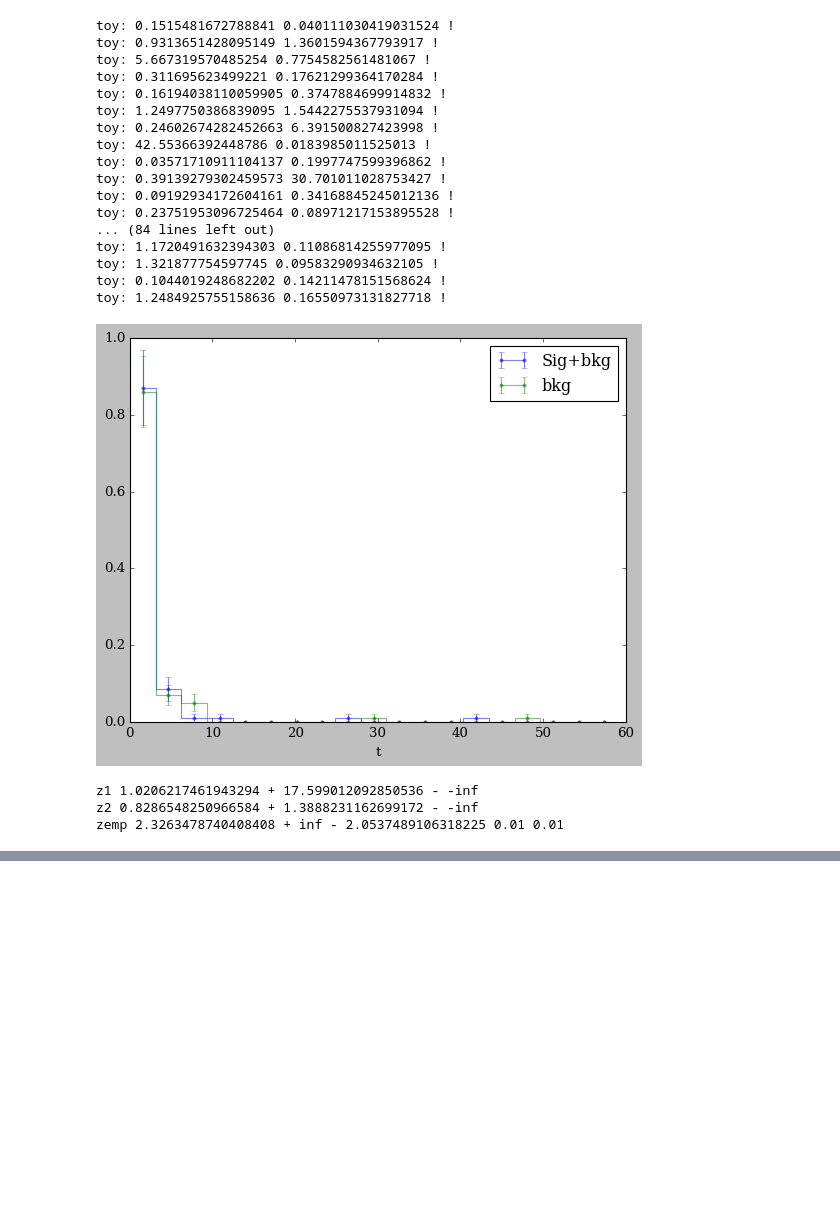
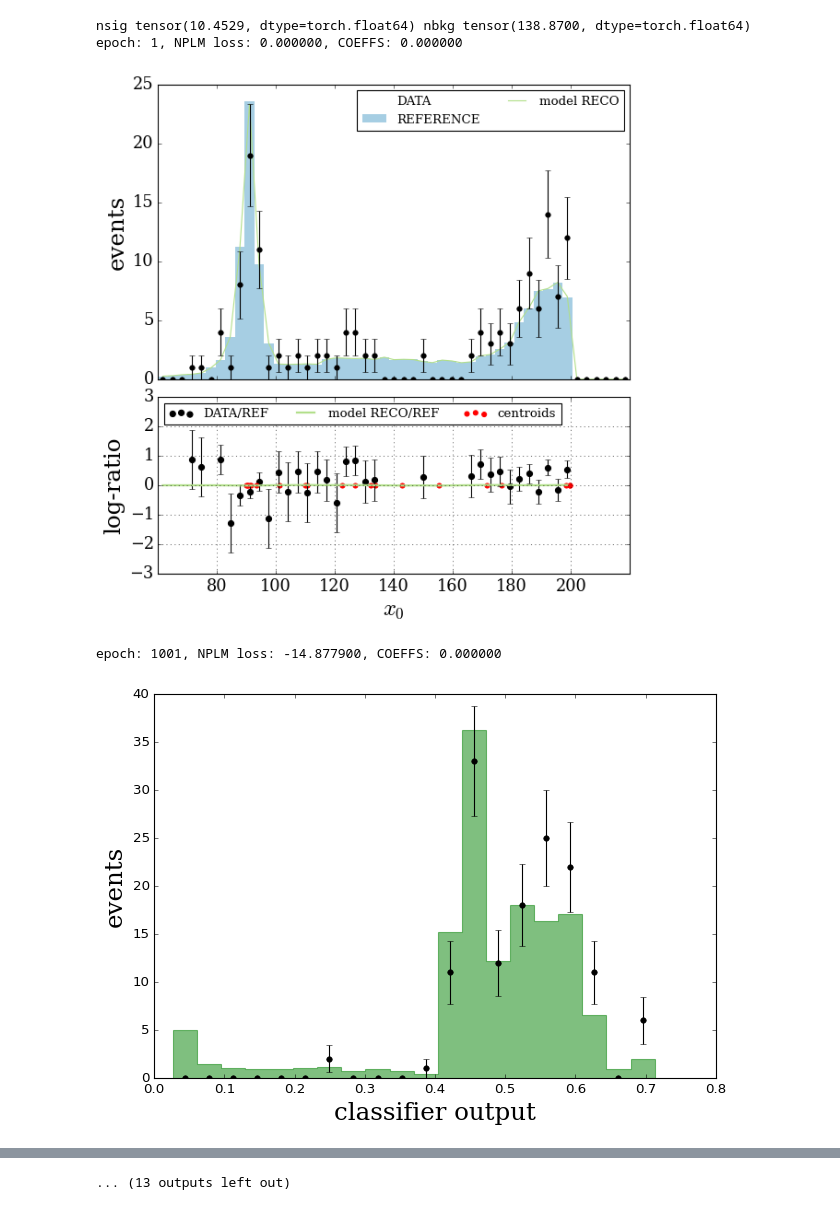
Before and after one commit to SamBT/phlab-neurips25, a Jupyter notebook: experiments/higgs/Higgs_NPLM_basic.ipynb, the cells around one changed output, grey strips where cells are left out. Cells and saved outputs as stored; diff of their text form; code cells hidden in the pictures; blank space fills up the shorter version.

```diff
--- a/experiments/higgs/Higgs_NPLM_basic.ipynb
+++ b/experiments/higgs/Higgs_NPLM_basic.ipynb
@@ -107,7 +107,7 @@ def select_higgs_candidates(df):
         ossf_pairs = find_ossf_pairs(row)
 
         # Require ≥2 OSSF pairs
-        if len(ossf_pairs) < 2:
+        if len(ossf_pairs) < 1:
             continue
 
         # Compute invariant masses for all OSSF pairs
@@ -141,7 +141,7 @@ def select_higgs_candidates(df):
         #    continue
 
         #CMS
-        if not (50 < mZ1 < 120):
+        if not (12 < mZ1 < 120):
             continue
         if not (12 < mZ2 < 120):
             continue
@@ -154,7 +154,7 @@ def select_higgs_candidates(df):
             continue
 
         # 4l mass window
-        if not (70 < row['m4l'] < 180):
+        if not (60 < row['m4l'] < 200): #70-180
             continue
 
         selected_rows.append(row)
@@ -395,34 +400,19 @@ model,model_labels,model_weights=combineSigMC(sig_model,sigw_model,mc_model,mcw_
 # %%
 lOption=2
-iNToys=100
+iNToys=2
 sig_idx=1
-nsig=0.01
-nbkg=5000
 nref=40000
-#def run_toy( nsig, nbkg, nref, data, labels, model, model_labels,sig_idx,data_weights=None,model_weights=None,ntoys=1000,plot=True,iOption=0):
-dutils.run_toy(nsig, nbkg, nref,
-               data, data_labels,model, model_labels,
-               sig_idx,data_weights=data_weights,model_weights=model_weights,
-               ntoys=iNToys,plot=True,iOption=lOption)
+tr,td=dutils.run_realistic_toy(nref,bdata, bdata_labels,bmodel, bmodel_labels,
+                                sig_idx,data_weights=bdata_weights.double(),model_weights=bmodel_weights.double(),
+                                ntoys=iNToys,plot=True,splitmass=False,width=4.)
+#print(tr,td)
+data_dict={}
+data_dict["toy_higgs"] = tr
+data_dict["toy_bkg"]   = td
+np.savez("higgs_base_toys_500_v4.npz", **data_dict)
 # %% [output]
-toy: 0.1515481672788841 0.040111030419031524 !
-toy: 0.9313651428095149 1.3601594367793917 !
-toy: 5.667319570485254 0.7754582561481067 !
-toy: 0.311695623499221 0.17621299364170284 !
-toy: 0.16194038110059905 0.3747884699914832 !
-toy: 1.2497750386839095 1.5442275537931094 !
-toy: 0.24602674282452663 6.391500827423998 !
-toy: 42.55366392448786 0.0183985011525013 !
-toy: 0.03571710911104137 0.1997747599396862 !
-toy: 0.39139279302459573 30.701011028753427 !
-toy: 0.09192934172604161 0.34168845245012136 !
-toy: 0.23751953096725464 0.08971217153895528 !
-... (84 lines left out)
-toy: 1.1720491632394303 0.11086814255977095 !
-toy: 1.321877754597745 0.09583290934632105 !
-toy: 0.1044019248682202 0.14211478151568624 !
-toy: 1.2484925755158636 0.16550973131827718 !
+nsig tensor(10.4529, dtype=torch.float64) nbkg tensor(138.8700, dtype=torch.float64)
+epoch: 1, NPLM loss: 0.000000, COEFFS: 0.000000
-[figure, old version]
+[figure, new version]
-z1 1.0206217461943294 + 17.599012092850536 - -inf
-z2 0.8286548250966584 + 1.3888231162699172 - -inf
-zemp 2.3263478740408408 + inf - 2.0537489106318225 0.01 0.01
+epoch: 1001, NPLM loss: -14.877900, COEFFS: 0.000000
+[figure, added]
@@ -429,0 +427 @@ zemp 2.3263478740408408 + inf - 2.0537489106318225 0.01 0.01
+... (13 outputs left out)
```
Also changed, not shown: parts of 8 cells of this notebook, 12 other files.
